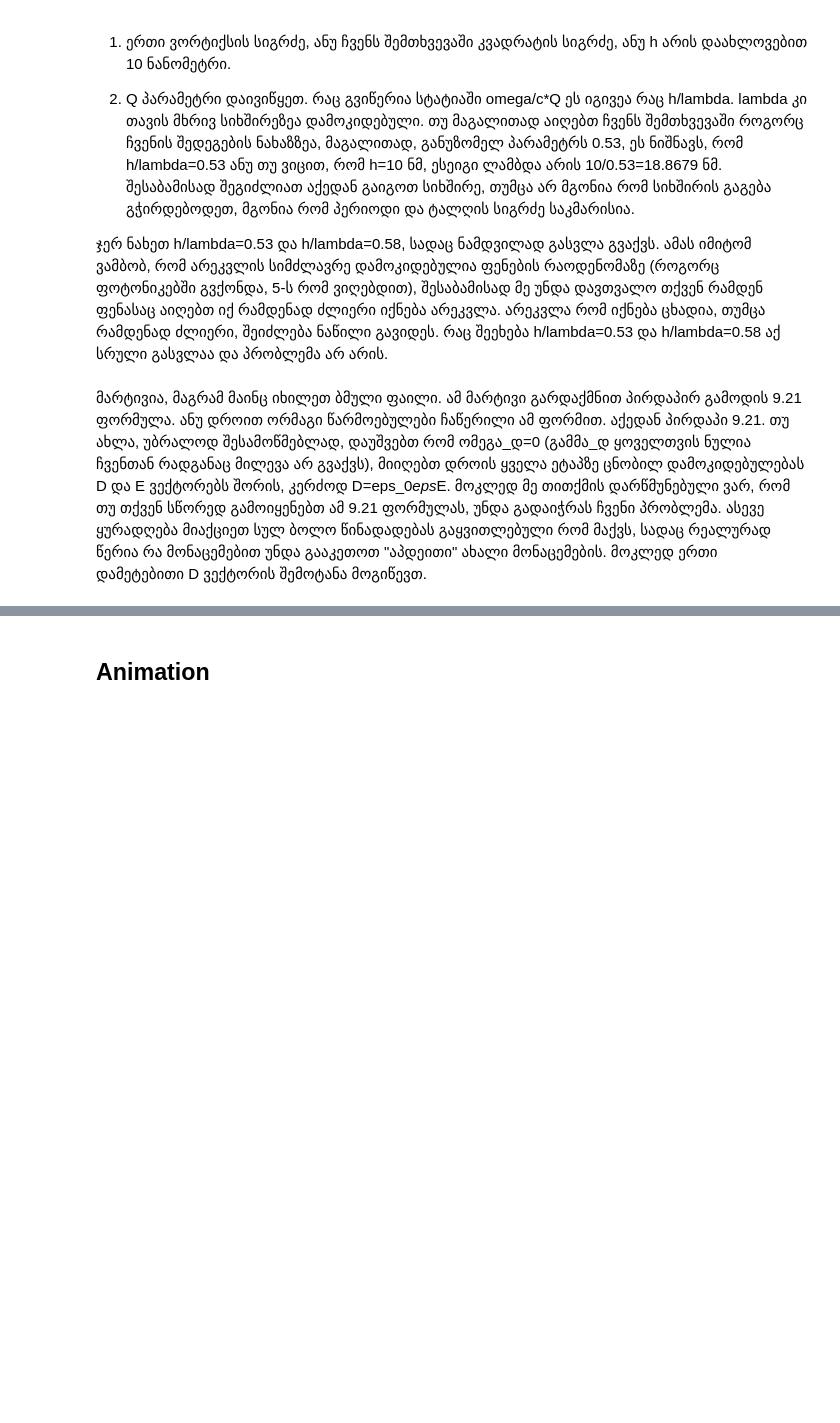
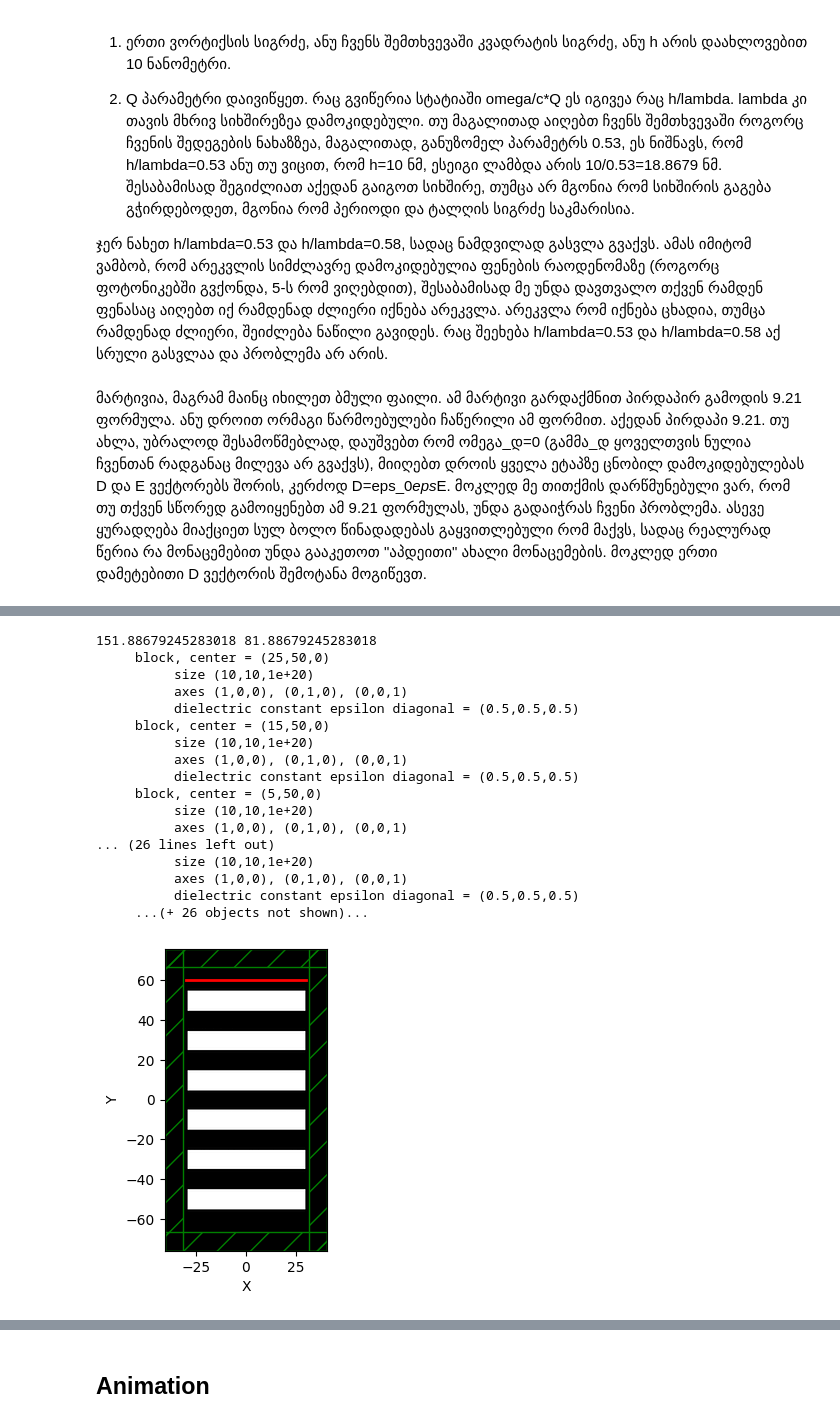
Before and after one commit to tornikeo/fe_vortex_optic_gates, a Jupyter notebook: simulation.ipynb, the cells around one changed output, grey strips where cells are left out. Cells and saved outputs as stored; diff of their text form; code cells hidden in the pictures; blank space fills up the shorter version.

```diff
--- a/simulation.ipynb
+++ b/simulation.ipynb
@@ -97,0 +112,48 @@ sim = mp.Simulation(
+# %%
+# for
+geometry = []
+W,H, _ = grid_size
+D = pml_depth
+print(H,W)
+
+sources = [
+    mp.Source(
+        mp.ContinuousSource(
+            wavelength=lamd,
+            ),
+        component=mp.Hz, #  NOTE: Direction matters!
+        size=mp.Vector3(W - D * 2 , 0, 0),
+        center=mp.Vector3(0, H/2 - D - h * .5, 0)
+    )
+]
+
+for y in np.linspace(
+    start = H/2-D-h*1.5,
+    stop = -(H/2-D-h*1.5),
+    num = 6, endpoint=True):
+    for x in np.linspace(
+        start = W/2-D-h*0.5,
+        stop = -(W/2-D-h*0.5),
+        num = 6,
+        endpoint=True):
+        geometry.append(
+            mp.Block(
+                mp.Vector3(10,10,mp.inf),
+                center=mp.Vector3(x,y,0),
+                material=vortex_material
+            )
+        )
+
+sim = mp.Simulation(
+    cell_size=cell,
+    boundary_layers=pml_layers,
+    geometry=geometry,
+    sources=sources,
+    resolution=resolution,
+    Courant=courant,
+)
+
+plt.figure(dpi=100)
+sim.plot2D()
+plt.show()
+# %% [output]
@@ -97,0 +161,18 @@ sim = mp.Simulation(
+151.88679245283018 81.88679245283018
+     block, center = (25,50,0)
+          size (10,10,1e+20)
+          axes (1,0,0), (0,1,0), (0,0,1)
+          dielectric constant epsilon diagonal = (0.5,0.5,0.5)
+     block, center = (15,50,0)
+          size (10,10,1e+20)
+          axes (1,0,0), (0,1,0), (0,0,1)
+          dielectric constant epsilon diagonal = (0.5,0.5,0.5)
+     block, center = (5,50,0)
+          size (10,10,1e+20)
+          axes (1,0,0), (0,1,0), (0,0,1)
+... (26 lines left out)
+          size (10,10,1e+20)
+          axes (1,0,0), (0,1,0), (0,0,1)
+          dielectric constant epsilon diagonal = (0.5,0.5,0.5)
+     ...(+ 26 objects not shown)...
+[figure, added]
```
Also changed, not shown: parts of 19 cells of this notebook.
